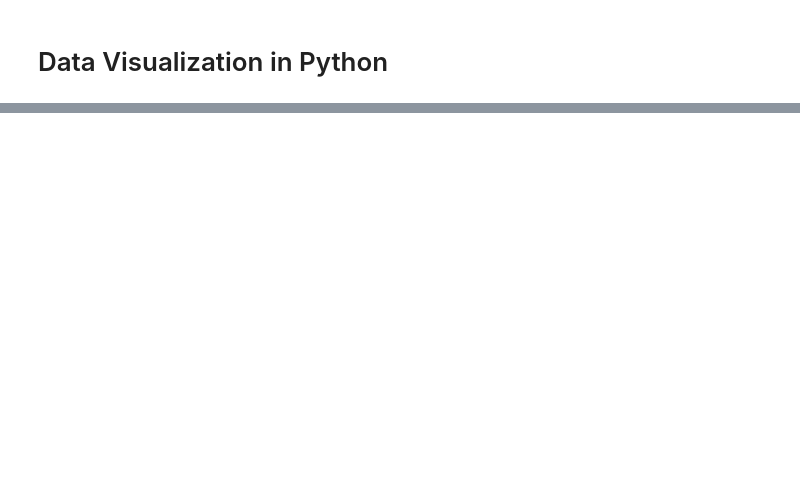
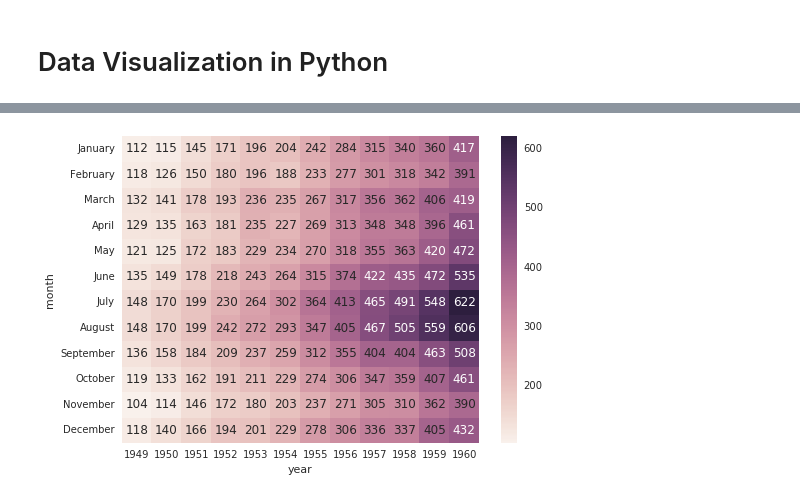
Before and after one commit to dsiufl/DataViz, a Jupyter notebook: Data Visualization - Instructor.ipynb, the cells around one changed output, grey strips where cells are left out. Cells and saved outputs as stored; diff of their text form; code cells hidden in the pictures; blank space fills up the shorter version.

```diff
--- a/Data Visualization - Instructor.ipynb
+++ b/Data Visualization - Instructor.ipynb
@@ -38,0 +37,4 @@ sns.lmplot(x="x", y="y", data=anscombe.query("dataset == 'III'"),
+# %%
+ax = sns.heatmap(flights, annot=True, fmt="d")
+# %% [output]
+[figure, added]
```
Also changed, not shown: parts of 14 cells of this notebook.
